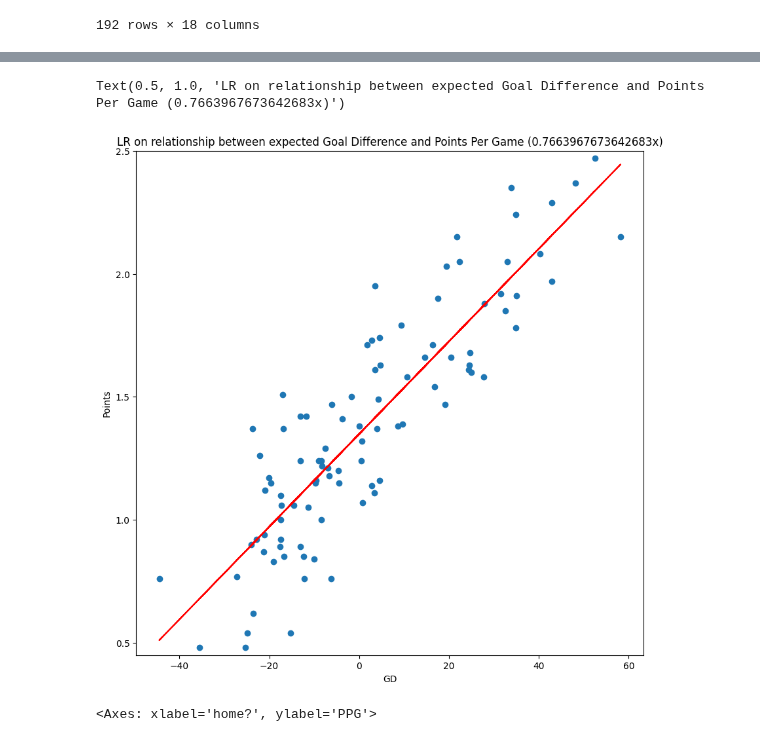
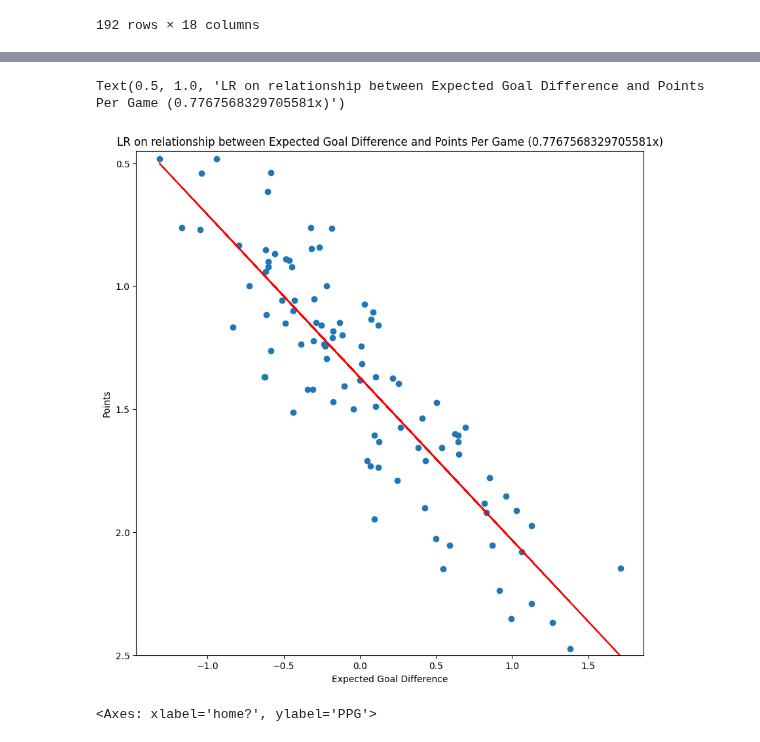
Before and after one commit to rpenn97/score_prediction_tool, a Jupyter notebook: EDA_DF/EDA.ipynb, the cells around one changed output, grey strips where cells are left out. Drawn from its saved outputs; the diff is of its cells as text; code cells hidden in the pictures.

Commit message:
Mass EDA work and updates to tables/df (per game)

```diff
--- a/EDA_DF/EDA.ipynb
+++ b/EDA_DF/EDA.ipynb
@@ -176,18 +176,12 @@ def overall_table(df):
                                              'S':'sum', 'SC':'sum', 'QS': 'sum','QSC':'sum',
                                              'BTTS':'sum', 'Blank':'sum', 'CS':'sum','first_goal':'sum','first_conc':'sum'})
     df_table = df_table.apply(pd.to_numeric)
-    df_table['GD'] = df_table['G'] - df_table['GC']
-    df_table['xGD'] = df_table['xG'] - df_table['xGC']
-    df_table['PPG'] = round(df_table['Pts'] / df_table['played'],2)
-    df_table['BTTS_d'] = round(df_table['BTTS'] / df_table['played'],2)
-    df_table['Blank_d'] = round(df_table['Blank'] / df_table['played'],2)
-    df_table['CS_d'] = round(df_table['CS'] / df_table['played'],2)
-    df_table['FG_d'] = round(df_table['first_goal'] / df_table['played'],2)
-    df_table['FC_d'] = round(df_table['first_conc'] / df_table['played'],2)
     df_table = df_table[~(df_table['played'] <= 20)]
-    df_table = df_table[['played','xG','xGC','xGD','G','GC','GD','Pts','PPG','S','SC','QS','QSC','BTTS_d','Blank_d','CS_d','FG_d','FC_d']]
-    df_table = df_table.sort_values('PPG', ascending=False)
-    df_table.insert(0,'Placement',range(1, 1+ len(df_table)))
+    df_table['clinical'] = df_table['G']-df_table['xG']
+    df_table['keeper'] = df_table['GC']-df_table['xGC']
+    df_table['GD'] = df_table['G']-df_table['GC']
+    df_table['xGD'] = df_table['xG']-df_table['xGC']
+    df_table = df_table.iloc[:,1:].div(df_table.played, axis=0)
 
     return df_table
 
@@ -196,6 +190,7 @@ fra_ov_table = overall_table(fra_df)
 ger_ov_table = overall_table(ger_df)
 ita_ov_table = overall_table(ita_df)
 spa_ov_table = overall_table(spa_df)
+eng_ov_table
 
 league_list = [eng_ov_table, fra_ov_table, ger_ov_table, ita_ov_table, spa_ov_table]
 ov_table = pd.concat(league_list)
@@ -239,24 +549,24 @@ Text(0.5, 1.0, 'LR on relationship between Goal Difference and Points Per Game (
 # %%
-# expected Goal Differential vs PPG
-y = ov_table.PPG
+# Expected Goal Difference vs PPG
+y = ov_table.Pts
 x = ov_table.xGD.values.reshape(-1,1)
 model = LinearRegression().fit(x,y)
 r_sq = model.score(x,y)
 intercept = model.intercept_
 slope = model.coef_
 y_pred = intercept + (slope*x)
 fig, ax = plt.subplots(figsize=(10,10))
 plt.scatter(x,y)
 plt.ylim(0.45,2.5)
 plt.plot(x,y_pred,c='red')
 plt.yticks([0.5,1,1.5,2,2.5])
-# plt.gca().invert_yaxis()
-plt.xlabel('GD')
+plt.gca().invert_yaxis()
+plt.xlabel('Expected Goal Difference')
 plt.ylabel('Points')
-plt.title(f'LR on relationship between expected Goal Difference and Points Per Game ({r_sq}x)')
+plt.title(f'LR on relationship between Expected Goal Difference and Points Per Game ({r_sq}x)')
 # %% [output]
-Text(0.5, 1.0, 'LR on relationship between expected Goal Difference and Points Per Game (0.7663967673642683x)')
+Text(0.5, 1.0, 'LR on relationship between Expected Goal Difference and Points Per Game (0.7767568329705581x)')
-[figure, old version]
+[figure, new version]
 # %%
 # Displaying Home v Away PPG
 
```
Also changed, not shown: parts of 17 cells of this notebook, 7 other files.
